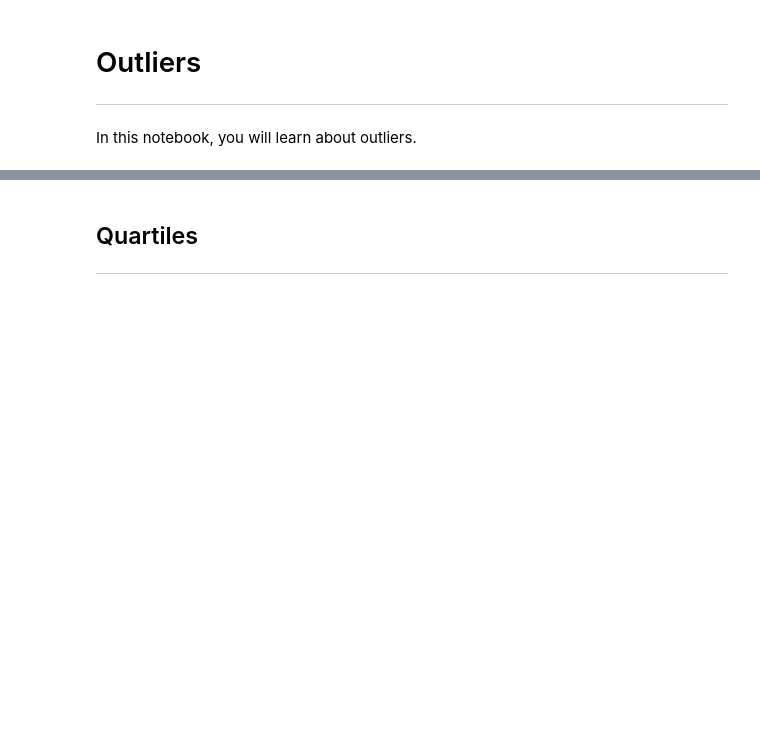
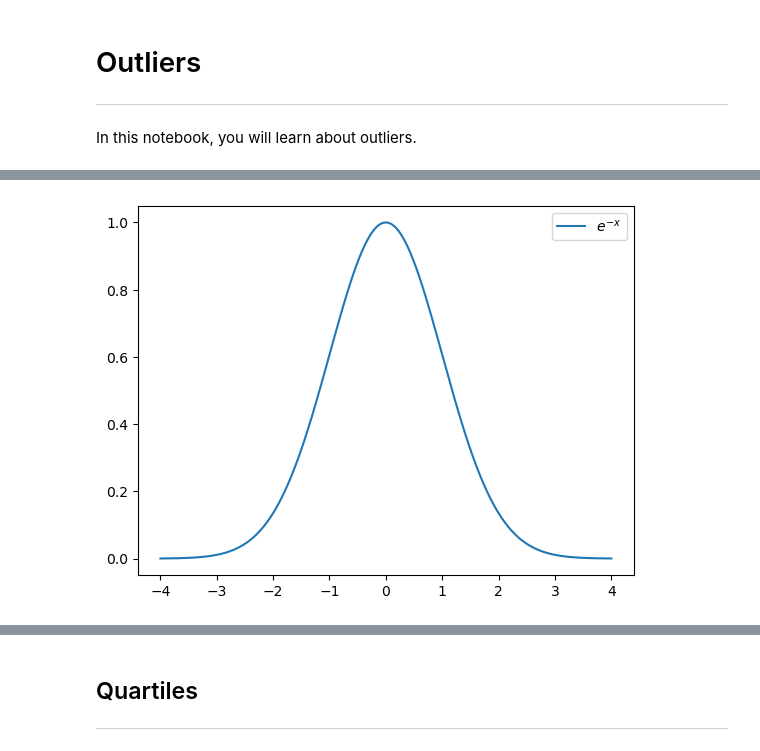
Before and after one commit to ianmcloughlin/2223-S1-fund-data-analysis, a Jupyter notebook: notebooks/04-outliers.ipynb, the cells around one changed output, grey strips where cells are left out. Cells and saved outputs as stored; diff of their text form; code cells hidden in the pictures; blank space fills up the shorter version.

```diff
--- a/notebooks/04-outliers.ipynb
+++ b/notebooks/04-outliers.ipynb
@@ -17,0 +84,14 @@ import matplotlib.pyplot as plt
+# %%
+# Range of x values.
+x = np.linspace(-4.0, 4.0, 1000)
+
+# e to the minus x.
+plt.plot(x, np.exp(-(x**2 / 2)), label=r'$e^{-x}$')
+
+# Uncomment this to see it is equal to 1 / e^x.
+# plt.plot(x, 1.0 / np.exp(x), label=r'$1.0 / e^x$')
+
+# Absolute legend.
+plt.legend();
+# %% [output]
+[figure, added]
```
Also changed, not shown: parts of 31 cells of this notebook.
